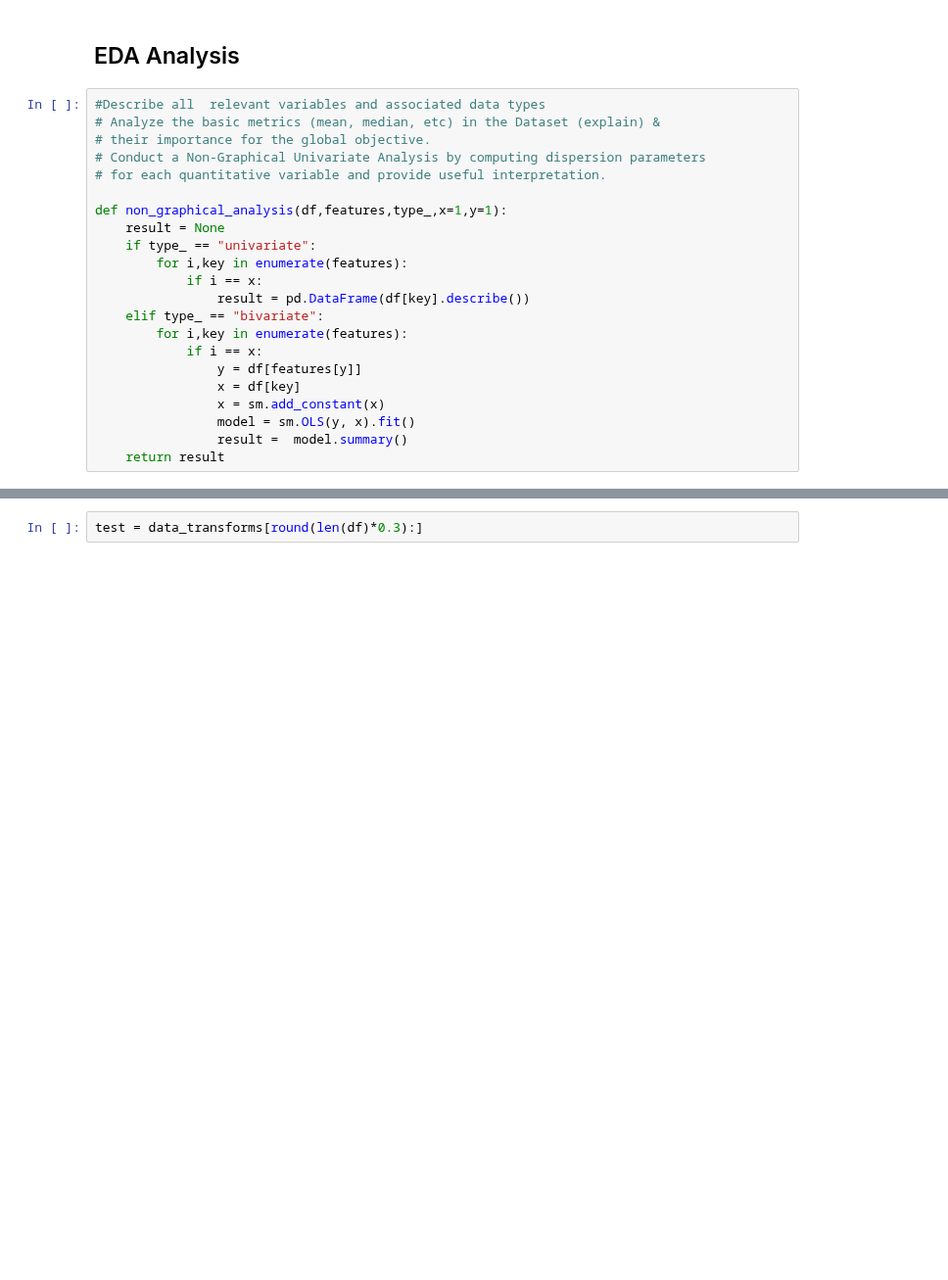
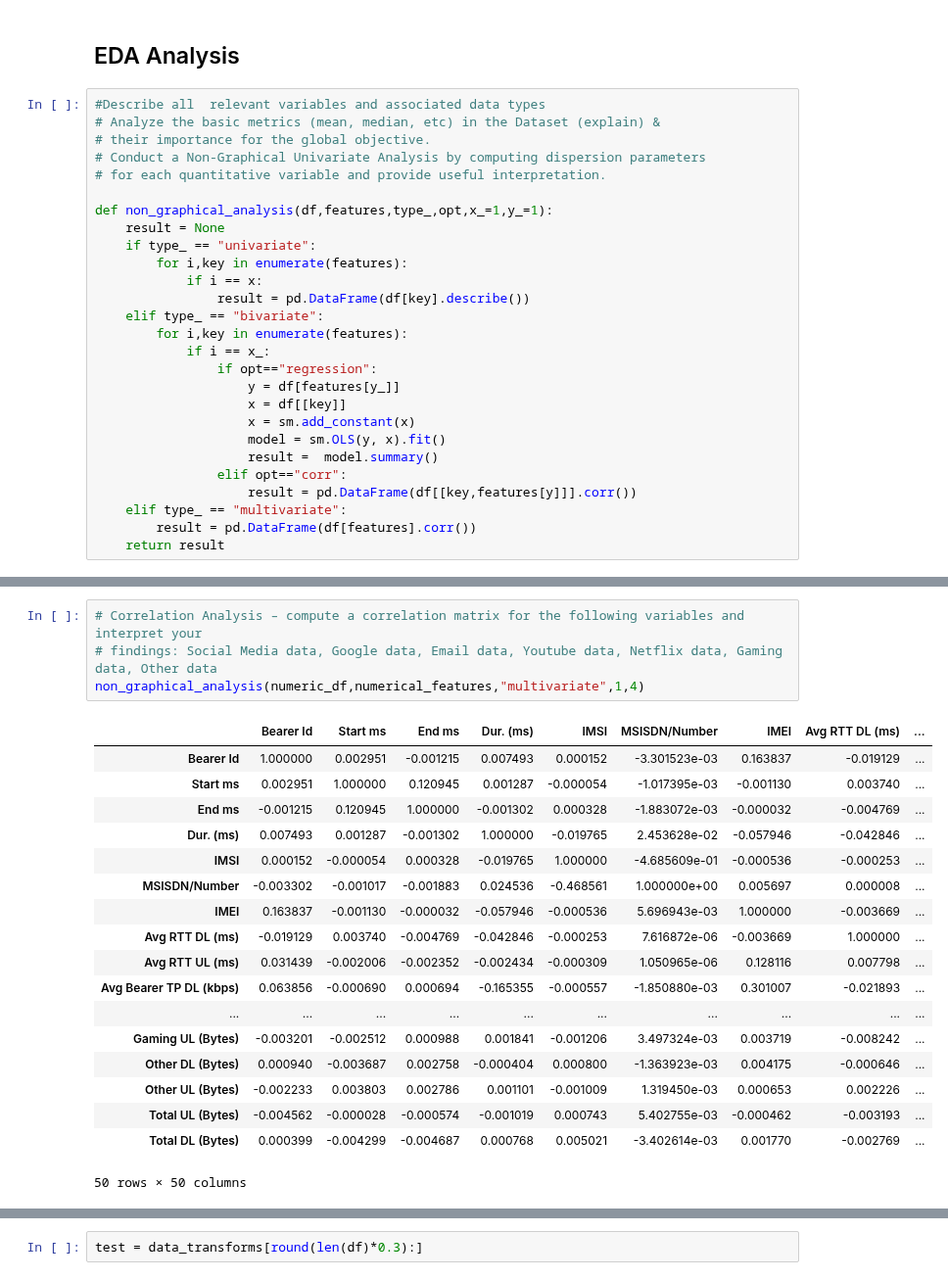
Before and after one commit to tutorialcreation/TelComChallenge, a Jupyter notebook: notebooks/Analysis.ipynb, the cells around one changed output, grey strips where cells are left out. Shown at 98% size. Cells and saved outputs as stored; diff of their text form; blank space fills up the shorter version.

```diff
--- a/notebooks/Analysis.ipynb
+++ b/notebooks/Analysis.ipynb
@@ -300,7 +301,7 @@ aggregation_cols(df,'MSISDN/Number','Total DL (Bytes)',True)
 # Conduct a Non-Graphical Univariate Analysis by computing dispersion parameters
 # for each quantitative variable and provide useful interpretation.
 
-def non_graphical_analysis(df,features,type_,x=1,y=1):
+def non_graphical_analysis(df,features,type_,opt,x_=1,y_=1):
     result = None
     if type_ == "univariate":
         for i,key in enumerate(features):
@@ -308,10 +309,15 @@ def non_graphical_analysis(df,features,type_,x=1,y=1):
                 result = pd.DataFrame(df[key].describe())
     elif type_ == "bivariate":
         for i,key in enumerate(features):
-            if i == x:
-                y = df[features[y]]
-                x = df[key]
-                x = sm.add_constant(x)
-                model = sm.OLS(y, x).fit()
-                result =  model.summary()
+            if i == x_:
+                if opt=="regression":
+                    y = df[features[y_]]
+                    x = df[[key]]
+                    x = sm.add_constant(x)
+                    model = sm.OLS(y, x).fit()
+                    result =  model.summary()
+                elif opt=="corr":
+                    result = pd.DataFrame(df[[key,features[y]]].corr())
+    elif type_ == "multivariate":
+        result = pd.DataFrame(df[features].corr())
     return result
@@ -527,0 +480,23 @@ data_transforms = numeric_pipeline.fit_transform(df.select_dtypes(include='numbe
+# %%
+# Correlation Analysis – compute a correlation matrix for the following variables and interpret your
+# findings: Social Media data, Google data, Email data, Youtube data, Netflix data, Gaming data, Other data
+non_graphical_analysis(numeric_df,numerical_features,"multivariate",1,4)
+# %% [output]
+|  | Bearer Id | Start ms | End ms | Dur. (ms) | IMSI | MSISDN/Number | IMEI | Avg RTT DL (ms) | ... |
+| Bearer Id | 1.000000 | 0.002951 | -0.001215 | 0.007493 | 0.000152 | -3.301523e-03 | 0.163837 | -0.019129 | ... |
+| Start ms | 0.002951 | 1.000000 | 0.120945 | 0.001287 | -0.000054 | -1.017395e-03 | -0.001130 | 0.003740 | ... |
+| End ms | -0.001215 | 0.120945 | 1.000000 | -0.001302 | 0.000328 | -1.883072e-03 | -0.000032 | -0.004769 | ... |
+| Dur. (ms) | 0.007493 | 0.001287 | -0.001302 | 1.000000 | -0.019765 | 2.453628e-02 | -0.057946 | -0.042846 | ... |
+| IMSI | 0.000152 | -0.000054 | 0.000328 | -0.019765 | 1.000000 | -4.685609e-01 | -0.000536 | -0.000253 | ... |
+| MSISDN/Number | -0.003302 | -0.001017 | -0.001883 | 0.024536 | -0.468561 | 1.000000e+00 | 0.005697 | 0.000008 | ... |
+| IMEI | 0.163837 | -0.001130 | -0.000032 | -0.057946 | -0.000536 | 5.696943e-03 | 1.000000 | -0.003669 | ... |
+| Avg RTT DL (ms) | -0.019129 | 0.003740 | -0.004769 | -0.042846 | -0.000253 | 7.616872e-06 | -0.003669 | 1.000000 | ... |
+| Avg RTT UL (ms) | 0.031439 | -0.002006 | -0.002352 | -0.002434 | -0.000309 | 1.050965e-06 | 0.128116 | 0.007798 | ... |
+| Avg Bearer TP DL (kbps) | 0.063856 | -0.000690 | 0.000694 | -0.165355 | -0.000557 | -1.850880e-03 | 0.301007 | -0.021893 | ... |
+| ... | ... | ... | ... | ... | ... | ... | ... | ... | ... |
+| Gaming UL (Bytes) | -0.003201 | -0.002512 | 0.000988 | 0.001841 | -0.001206 | 3.497324e-03 | 0.003719 | -0.008242 | ... |
+| Other DL (Bytes) | 0.000940 | -0.003687 | 0.002758 | -0.000404 | 0.000800 | -1.363923e-03 | 0.004175 | -0.000646 | ... |
+| Other UL (Bytes) | -0.002233 | 0.003803 | 0.002786 | 0.001101 | -0.001009 | 1.319450e-03 | 0.000653 | 0.002226 | ... |
+| Total UL (Bytes) | -0.004562 | -0.000028 | -0.000574 | -0.001019 | 0.000743 | 5.402755e-03 | -0.000462 | -0.003193 | ... |
+| Total DL (Bytes) | 0.000399 | -0.004299 | -0.004687 | 0.000768 | 0.005021 | -3.402614e-03 | 0.001770 | -0.002769 | ... |
+50 rows × 50 columns
```
Also changed, not shown: parts of 89 cells of this notebook.
